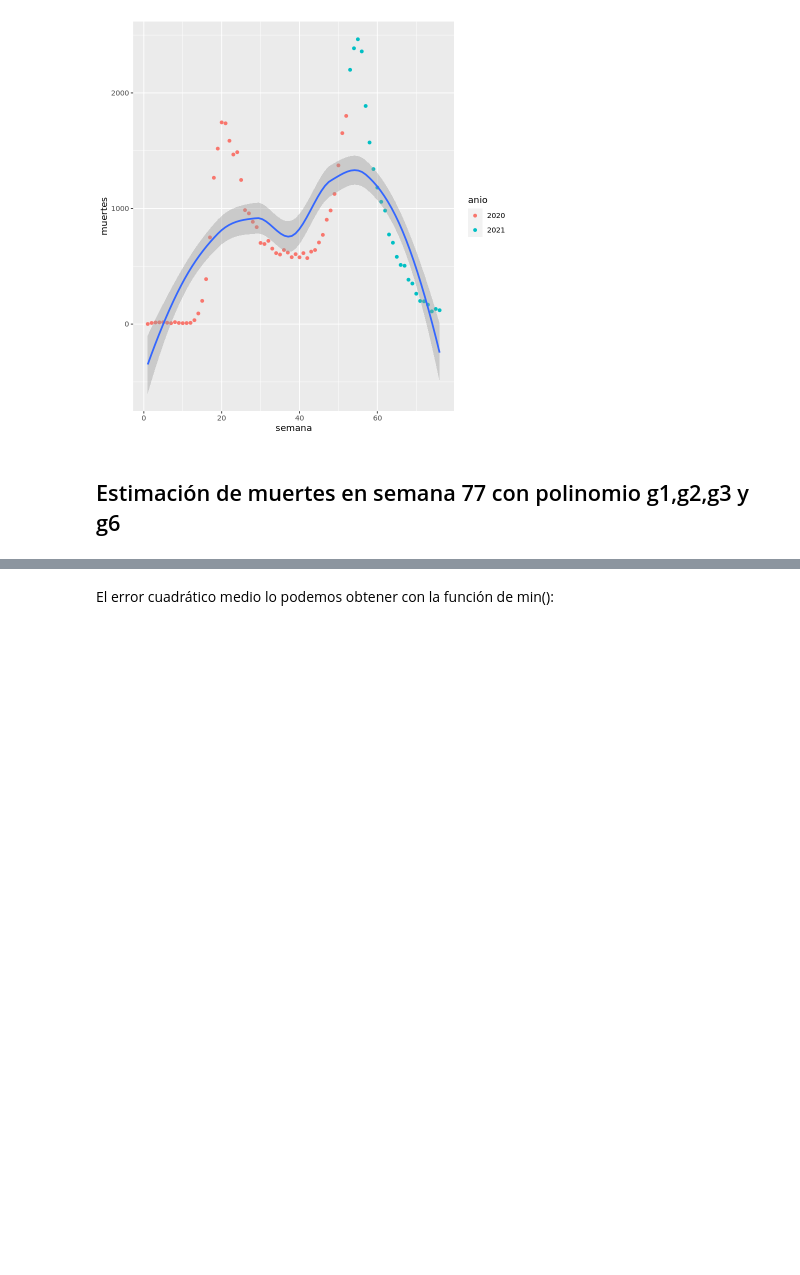
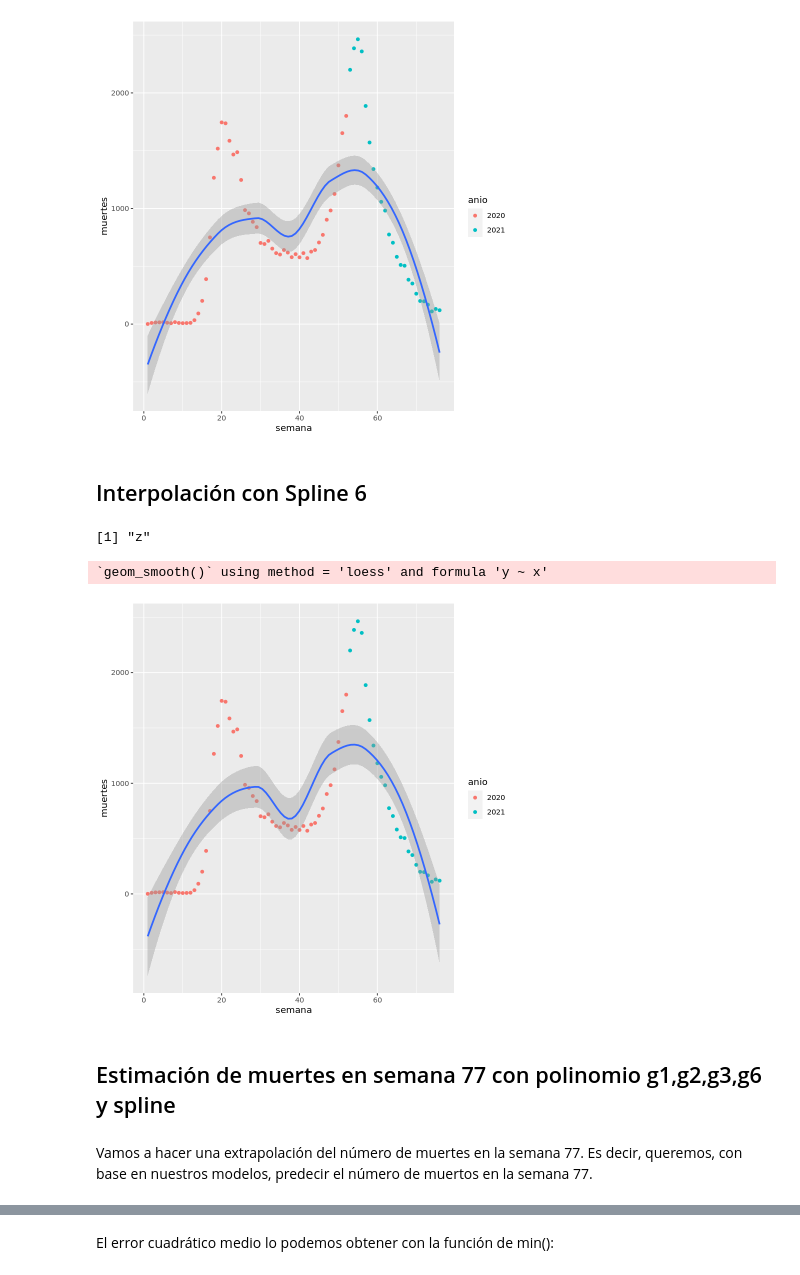
Before and after one commit to prope-2021-gh-classroom/practica-final-verano-2021-marcoyel21, a Jupyter notebook: extraccion_limpieza.ipynb, the cells around one changed output, grey strips where cells are left out. Cells and saved outputs as stored; diff of their text form; code cells hidden in the pictures; blank space fills up the shorter version.

```diff
--- a/extraccion_limpieza.ipynb
+++ b/extraccion_limpieza.ipynb
@@ -365,8 +310,25 @@ ggplot(df6) + geom_point(aes(x=semana,y=muertes, color=anio))+geom_smooth(aes(x=
 # %% [output]
 `geom_smooth()` using method = 'loess' and formula 'y ~ x'
 [figure]
+# %% [markdown]
+<h2>Interpolación con Spline 6</h2>
+# %%
+#SPLINE
+f <- splinefun(x1, y1)
+ls(envir = environment(f))
+splinecoef <- get("z", envir = environment(f))
+# %% [output]
+[1] "z"
+# %%
+df6$approxspline <-f(x1)
+ggplot(df6) + geom_point(aes(x=semana,y=muertes, color=anio))+geom_smooth(aes(x=semana,y=approxspline))
+# %% [output]
+`geom_smooth()` using method = 'loess' and formula 'y ~ x'
+[figure, added]
 # %% [markdown]
-<h2> Estimación de muertes en semana 77 con polinomio g1,g2,g3 y g6</h2>
+<h2> Estimación de muertes en semana 77 con polinomio g1,g2,g3,g6 y spline</h2>
+# %% [markdown]
+Vamos a hacer una extrapolación del número de muertes en la semana 77. Es decir, queremos, con base en nuestros modelos, predecir el número de muertos en la semana 77.
 # %%
 Est_p1<-polyval(p1,77)
 Est_p2<-polyval(p2,77)
```
Also changed, not shown: parts of 50 cells of this notebook.
